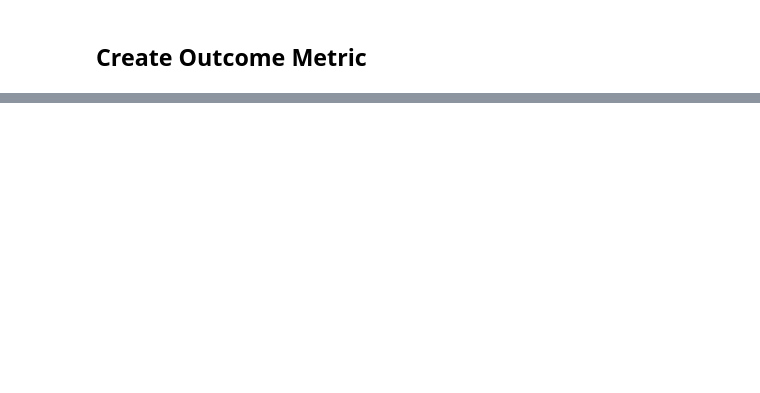
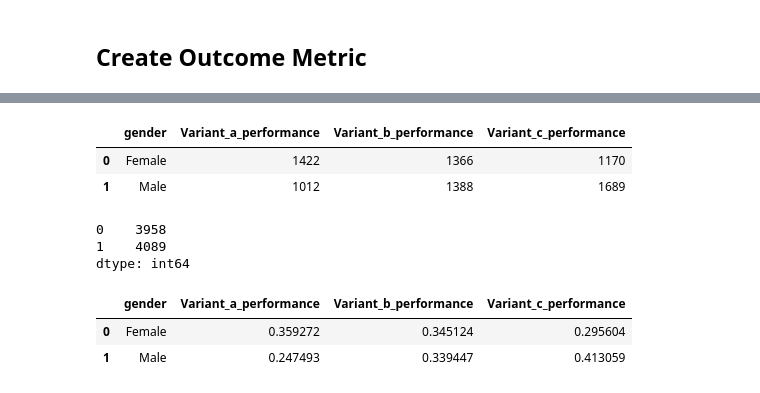
Before and after one commit to abluna/multiarm-bandit, a Jupyter notebook: Synthetic Data.ipynb, the cells around one changed output, grey strips where cells are left out. Cells and saved outputs as stored; diff of their text form; code cells hidden in the pictures; blank space fills up the shorter version.

```diff
--- a/Synthetic Data.ipynb
+++ b/Synthetic Data.ipynb
@@ -237,0 +233,18 @@ for i in range(3):
+# %%
+seg_counts
+# %% [output]
+|  | gender | Variant_a_performance | Variant_b_performance | Variant_c_performance |
+| 0 | Female | 1422 | 1366 | 1170 |
+| 1 | Male | 1012 | 1388 | 1689 |
+# %%
+seg_counts.iloc[:,[1,2,3]].sum(axis=1)
+# %% [output]
+0    3958
+1    4089
+dtype: int64
+# %%
+seg_counts
+# %% [output]
+|  | gender | Variant_a_performance | Variant_b_performance | Variant_c_performance |
+| 0 | Female | 0.359272 | 0.345124 | 0.295604 |
+| 1 | Male | 0.247493 | 0.339447 | 0.413059 |
```
Also changed, not shown: parts of 9 cells of this notebook, 3 other files.
